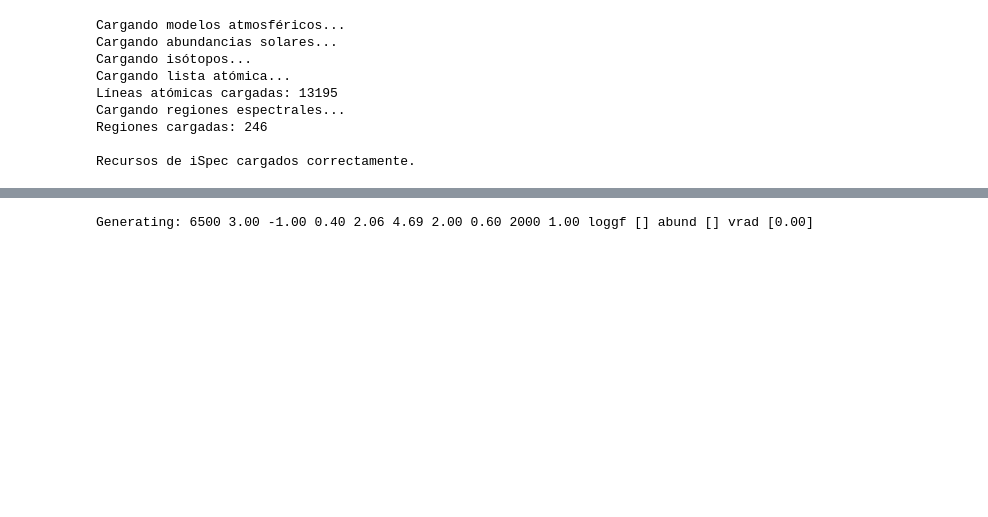
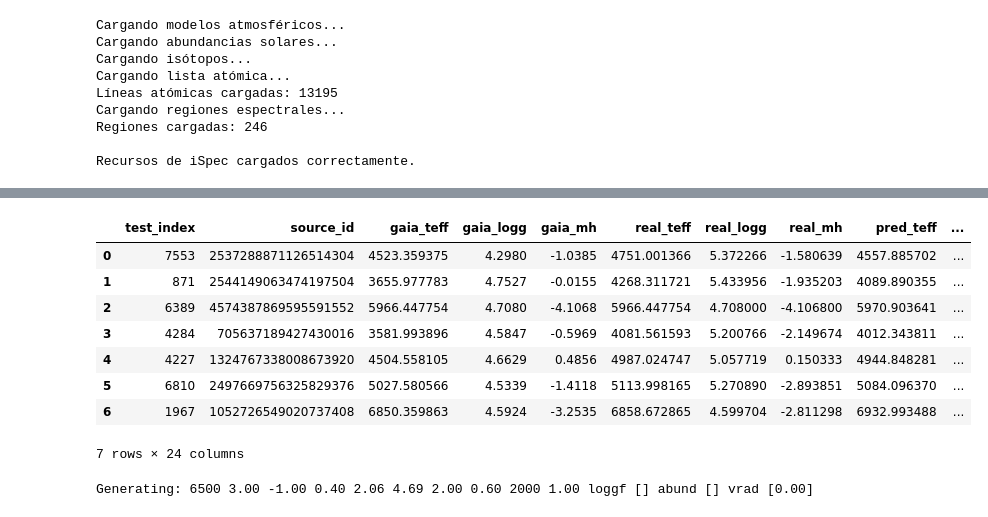
Before and after one commit to javier-cacho-master-ai/trabajo-fin-master, a Jupyter notebook: solution/models/model-training.ipynb, the cells around one changed output, grey strips where cells are left out. Cells and saved outputs as stored; diff of their text form; code cells hidden in the pictures; blank space fills up the shorter version.

```diff
--- a/solution/models/model-training.ipynb
+++ b/solution/models/model-training.ipynb
@@ -320,3 +327,44 @@ gaia_data_table = Table.read(
 )
 
 gaia_data_df = gaia_data_table.to_pandas()
+# %%
+def get_gaia_row_by_id(
+    gaia_df,
+    source_id,
+    id_column="source_id"
+):
+
+    # Buscar source_id
+    match = gaia_df[
+        gaia_df[id_column] == source_id
+    ]
+
+    if len(match) == 0:
+        raise ValueError(
+            f"No se ha encontrado source_id={source_id}"
+        )
+
+    # Devolver fila
+    row = match.iloc[0]
+
+    return row
+# %%
+i = 123
+
+gaia_id = X_id_test[i]
+# %%
+gaia_row = get_gaia_row_by_id(
+    gaia_data_df,
+    gaia_id
+)
+
+print(
+    gaia_row[
+        [
+            "source_id",
+            "teff_gspphot",
+            "logg_gspphot",
+            "mh_gspphot"
+        ]
+    ]
+)
@@ -323,3 +689,15 @@ gaia_data_df = gaia_data_table.to_pandas()
+# %%
+display(results_df)
+# %% [output]
+|  | test_index | source_id | gaia_teff | gaia_logg | gaia_mh | real_teff | real_logg | real_mh | pred_teff | ... |
+| 0 | 7553 | 2537288871126514304 | 4523.359375 | 4.2980 | -1.0385 | 4751.001366 | 5.372266 | -1.580639 | 4557.885702 | ... |
+| 1 | 871 | 2544149063474197504 | 3655.977783 | 4.7527 | -0.0155 | 4268.311721 | 5.433956 | -1.935203 | 4089.890355 | ... |
+| 2 | 6389 | 4574387869595591552 | 5966.447754 | 4.7080 | -4.1068 | 5966.447754 | 4.708000 | -4.106800 | 5970.903641 | ... |
+| 3 | 4284 | 705637189427430016 | 3581.993896 | 4.5847 | -0.5969 | 4081.561593 | 5.200766 | -2.149674 | 4012.343811 | ... |
+| 4 | 4227 | 1324767338008673920 | 4504.558105 | 4.6629 | 0.4856 | 4987.024747 | 5.057719 | 0.150333 | 4944.848281 | ... |
+| 5 | 6810 | 2497669756325829376 | 5027.580566 | 4.5339 | -1.4118 | 5113.998165 | 5.270890 | -2.893851 | 5084.096370 | ... |
+| 6 | 1967 | 1052726549020737408 | 6850.359863 | 4.5924 | -3.2535 | 6858.672865 | 4.599704 | -2.811298 | 6932.993488 | ... |
+7 rows × 24 columns
 # %%
 import pandas as pd
 
```
Also changed, not shown: parts of 13 cells of this notebook.
